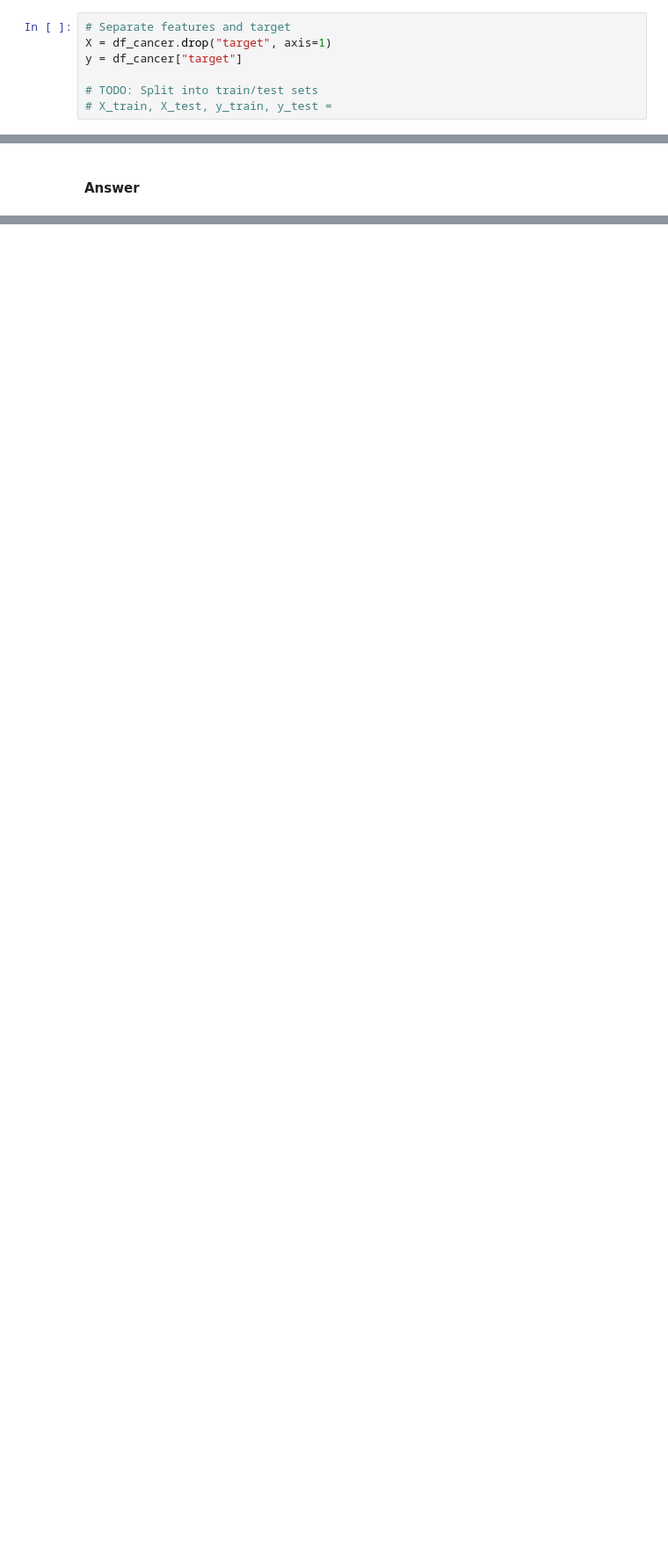
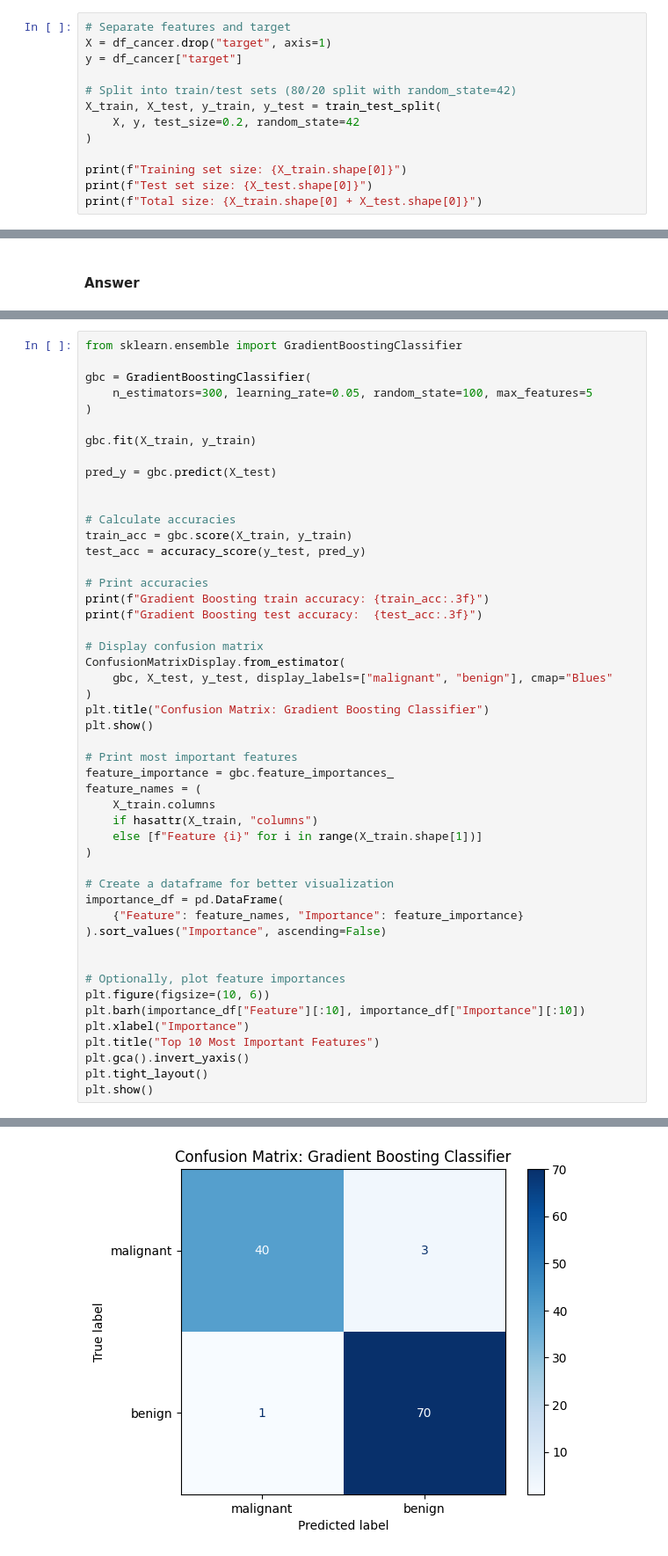
Before and after one commit to variasjon/ing3513-innlevering1, a Jupyter notebook: assignment01.ipynb, the cells around one changed output, grey strips where cells are left out. Shown at 88% size. Saved outputs shown, nothing was run; the diff lists cells and outputs as text; blank space fills up the shorter version.

```diff
--- a/assignment01.ipynb
+++ b/assignment01.ipynb
@@ -341,5 +342,11 @@ dtype: float64
 X = df_cancer.drop("target", axis=1)
 y = df_cancer["target"]
 
-# TODO: Split into train/test sets
-# X_train, X_test, y_train, y_test =
+# Split into train/test sets (80/20 split with random_state=42)
+X_train, X_test, y_train, y_test = train_test_split(
+    X, y, test_size=0.2, random_state=42
+)
+
+print(f"Training set size: {X_train.shape[0]}")
+print(f"Test set size: {X_test.shape[0]}")
+print(f"Total size: {X_train.shape[0] + X_test.shape[0]}")
@@ -408,0 +423,50 @@ plt.show()
+# %%
+from sklearn.ensemble import GradientBoostingClassifier
+
+gbc = GradientBoostingClassifier(
+    n_estimators=300, learning_rate=0.05, random_state=100, max_features=5
+)
+
+gbc.fit(X_train, y_train)
+
+pred_y = gbc.predict(X_test)
+
+
+# Calculate accuracies
+train_acc = gbc.score(X_train, y_train)
+test_acc = accuracy_score(y_test, pred_y)
+
+# Print accuracies
+print(f"Gradient Boosting train accuracy: {train_acc:.3f}")
+print(f"Gradient Boosting test accuracy:  {test_acc:.3f}")
+
+# Display confusion matrix
+ConfusionMatrixDisplay.from_estimator(
+    gbc, X_test, y_test, display_labels=["malignant", "benign"], cmap="Blues"
+)
+plt.title("Confusion Matrix: Gradient Boosting Classifier")
+plt.show()
+
+# Print most important features
+feature_importance = gbc.feature_importances_
+feature_names = (
+    X_train.columns
+    if hasattr(X_train, "columns")
+    else [f"Feature {i}" for i in range(X_train.shape[1])]
+)
+
+# Create a dataframe for better visualization
+importance_df = pd.DataFrame(
+    {"Feature": feature_names, "Importance": feature_importance}
+).sort_values("Importance", ascending=False)
+
+
+# Optionally, plot feature importances
+plt.figure(figsize=(10, 6))
+plt.barh(importance_df["Feature"][:10], importance_df["Importance"][:10])
+plt.xlabel("Importance")
+plt.title("Top 10 Most Important Features")
+plt.gca().invert_yaxis()
+plt.tight_layout()
+plt.show()
+# %% [output]
@@ -408,0 +475 @@ plt.show()
+[figure, added]
```
Also changed, not shown: parts of 24 cells of this notebook.
